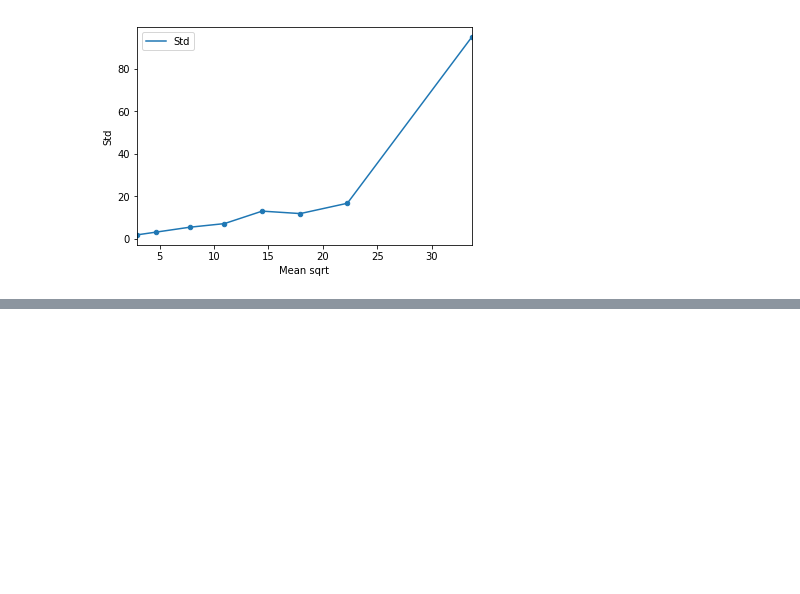
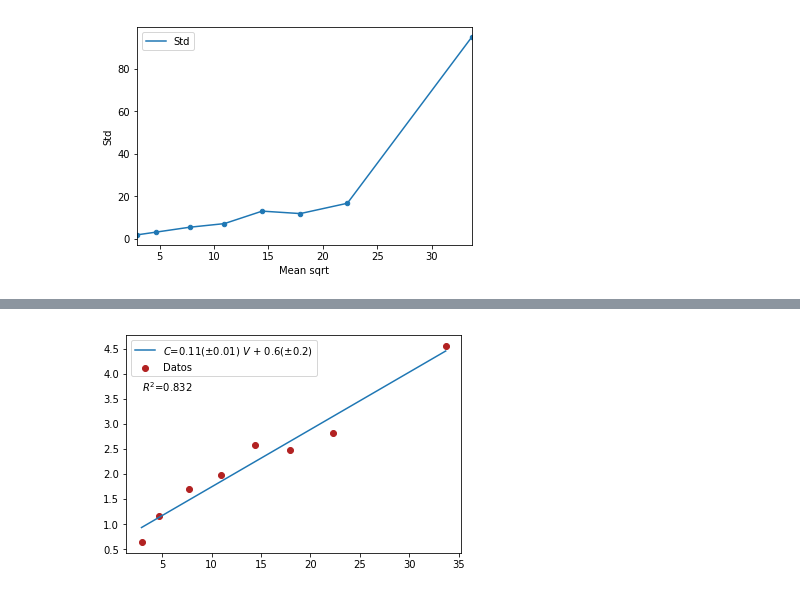
Before and after one commit to jamontanac/Laboratorio-Avanzado, a Jupyter notebook: Double_Slit/Analisis.ipynb, the cells around one changed output, grey strips where cells are left out. Cells and saved outputs as stored; diff of their text form; code cells hidden in the pictures; blank space fills up the shorter version.

```diff
--- a/Double_Slit/Analisis.ipynb
+++ b/Double_Slit/Analisis.ipynb
@@ -131,2 +131,20 @@ plt.show()
+# %%
+x_obs=total["Mean sqrt"]
+y_obslog=total["Log std"]
+x=np.linspace(min(x_obs),max(x_obs))
+popt, pcov = curve_fit(model, x_obs, y_obslog)
+perr = np.sqrt(np.diag(pcov))
+R_2=np.abs(pcov[1,0]/np.sqrt(pcov[0,0]*pcov[1,1]))
+# %%
+plt.scatter(total["Mean sqrt"],total["Log std"],color="firebrick",label="Datos")
+#total.plot("Mean sqrt","Log std",ax=ax)
+plt.plot(x,model(x,popt[0],popt[1]),label=r"$C$={}($\pm${}) $V$ {} {}($\pm${})".format(round(popt[0],2),
+                                                                                round(perr[0],3),"+" if popt[1]>0 else "-",
+                                                                                round(np.abs(popt[1]),2),round(perr[1],1)))
+plt.text(min(x_obs), 0.8*max(y_obslog), r'$R^2$={}'.format(round(R_2,3)))
+plt.legend()
+plt.show()
+# %% [output]
+[figure, added]
 # %%
 # %% [output]
```
Also changed, not shown: parts of 7 cells of this notebook.
